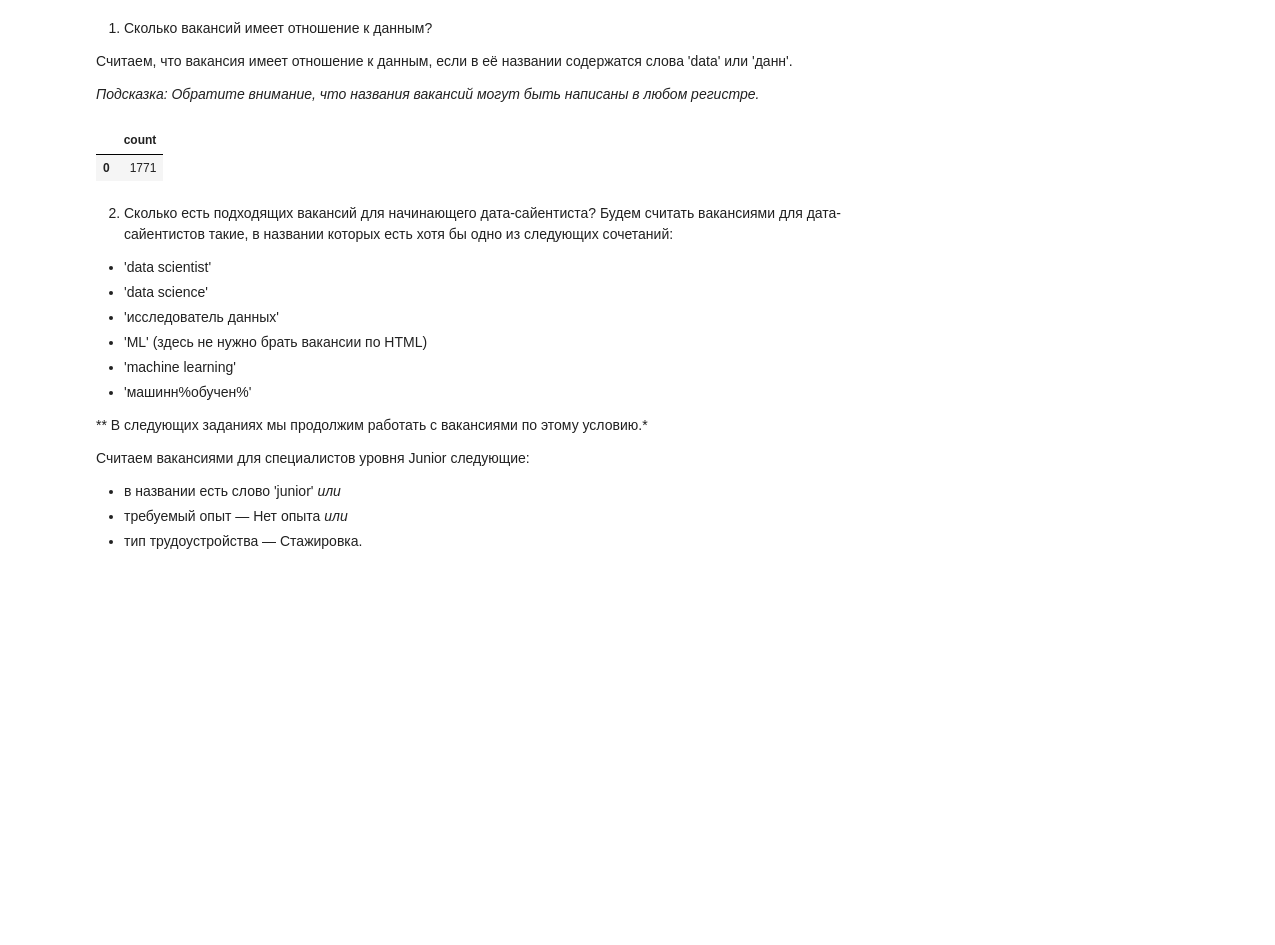
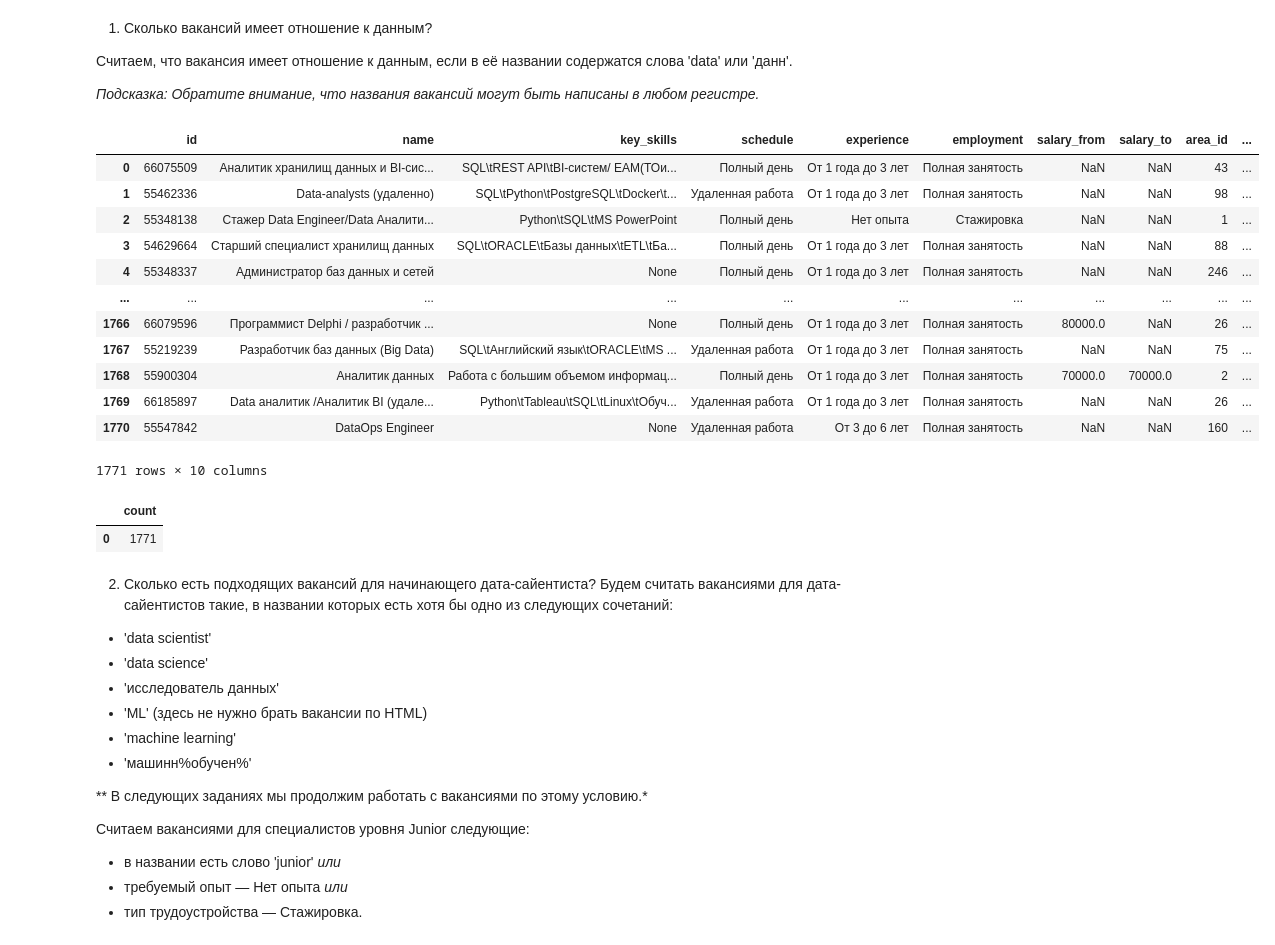
Before and after one commit to esmelnikova/education_dst_128, a Jupyter notebook: Project_2/notebooks/Project_2_Анализ вакансий HeadHunter.ipynb, the cells around one changed output. Drawn from its saved outputs; the diff is of its cells as text; code cells hidden in the pictures; blank space fills up the shorter version.

```diff
--- a/Project_2/notebooks/Project_2_Анализ вакансий HeadHunter.ipynb
+++ b/Project_2/notebooks/Project_2_Анализ вакансий HeadHunter.ipynb
@@ -570,20 +597,47 @@ df
 Считаем, что вакансия имеет отношение к данным, если в её названии содержатся слова 'data' или 'данн'.
 
 *Подсказка: Обратите внимание, что названия вакансий могут быть написаны в любом регистре.*
+# %%
+# исследование данных
+# список вакансий с упоминанием 'data'/'данн'
+
+query_6_1 = f'''
+	select *
+	from public.vacancies
+	where lower(name) like '%data%' OR lower(name) like '%данн%'
+'''
+
+# результат запроса
+df = pd.read_sql_query(query_6_1, connection)
+df
+# %% [output]
+|  | id | name | key_skills | schedule | experience | employment | salary_from | salary_to | area_id | ... |
+| 0 | 66075509 | Аналитик хранилищ данных и BI-сис... | SQL\tREST API\tBI-систем/ EAM(ТОи... | Полный день | От 1 года до 3 лет | Полная занятость | NaN | NaN | 43 | ... |
+| 1 | 55462336 | Data-analysts (удаленно) | SQL\tPython\tPostgreSQL\tDocker\t... | Удаленная работа | От 1 года до 3 лет | Полная занятость | NaN | NaN | 98 | ... |
+| 2 | 55348138 | Стажер Data Engineer/Data Аналити... | Python\tSQL\tMS PowerPoint | Полный день | Нет опыта | Стажировка | NaN | NaN | 1 | ... |
+| 3 | 54629664 | Старший специалист хранилищ данных | SQL\tORACLE\tБазы данных\tETL\tБа... | Полный день | От 1 года до 3 лет | Полная занятость | NaN | NaN | 88 | ... |
+| 4 | 55348337 | Администратор баз данных и сетей | None | Полный день | От 1 года до 3 лет | Полная занятость | NaN | NaN | 246 | ... |
+| ... | ... | ... | ... | ... | ... | ... | ... | ... | ... | ... |
+| 1766 | 66079596 | Программист Delphi / разработчик ... | None | Полный день | От 1 года до 3 лет | Полная занятость | 80000.0 | NaN | 26 | ... |
+| 1767 | 55219239 | Разработчик баз данных (Big Data) | SQL\tАнглийский язык\tORACLE\tMS ... | Удаленная работа | От 1 года до 3 лет | Полная занятость | NaN | NaN | 75 | ... |
+| 1768 | 55900304 | Аналитик данных | Работа с большим объемом информац... | Полный день | От 1 года до 3 лет | Полная занятость | 70000.0 | 70000.0 | 2 | ... |
+| 1769 | 66185897 | Data аналитик /Аналитик BI (удале... | Python\tTableau\tSQL\tLinux\tОбуч... | Удаленная работа | От 1 года до 3 лет | Полная занятость | NaN | NaN | 26 | ... |
+| 1770 | 55547842 | DataOps Engineer | None | Удаленная работа | От 3 до 6 лет | Полная занятость | NaN | NaN | 160 | ... |
+1771 rows × 10 columns
 # %%
-# запрос
+# кол-во вакансий с упоминанием 'data'/'данн'
 query_6_1 = f'''
 	select count(*)
 	from public.vacancies
 	where lower(name) like '%data%' OR lower(name) like '%данн%'
 '''
+
+# результат запроса
+df = pd.read_sql_query(query_6_1, connection)
+display(df)
+# %% [output]
+|  | count |
+| 0 | 1771 |
-# %%
-# результат запроса
-df = pd.read_sql_query(query_6_1, connection)
-display(df)
-# %% [output]
-|  | count |
-| 0 | 1771 |
 # %% [markdown]
 2. Сколько есть подходящих вакансий для начинающего дата-сайентиста?
 Будем считать вакансиями для дата-сайентистов такие, в названии которых есть хотя бы одно из следующих сочетаний:
```
Also changed, not shown: parts of 22 cells of this notebook.
